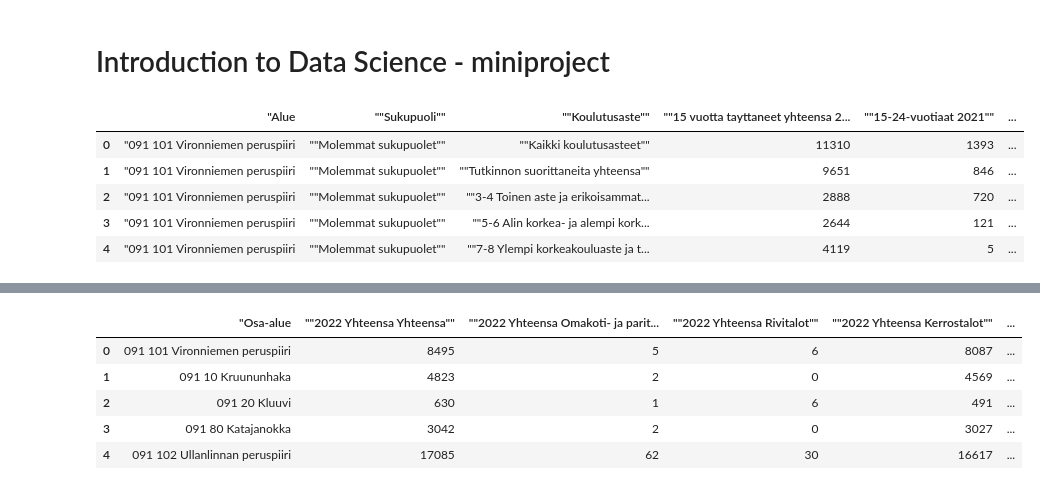
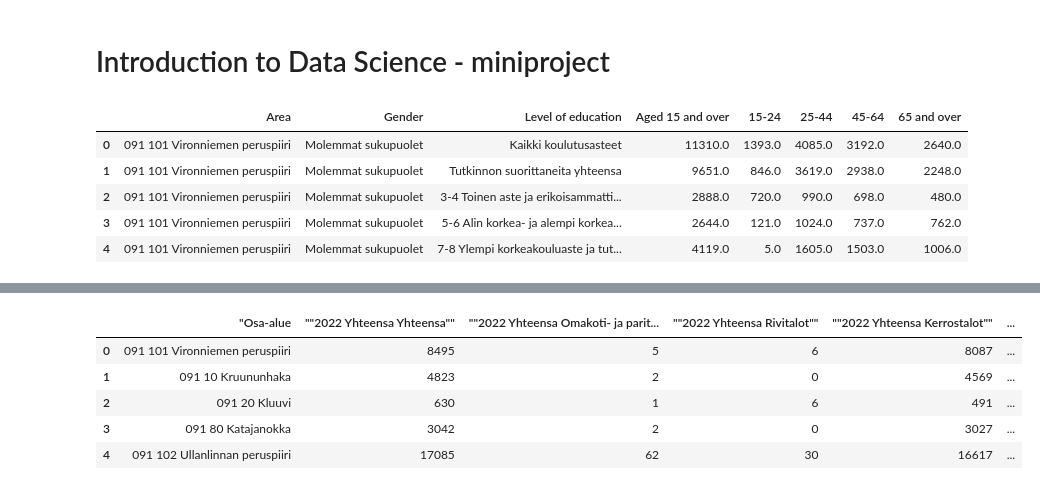
Before and after one commit to phuvio/Introduction-to-Data-Science, a Jupyter notebook: src/Introduction to Data Science - miniproject.ipynb, the cells around one changed output, grey strips where cells are left out. Cells and saved outputs as stored; diff of their text form; code cells hidden in the pictures.

Commit message:
clean data

```diff
--- a/src/Introduction to Data Science - miniproject.ipynb
+++ b/src/Introduction to Data Science - miniproject.ipynb
@@ -5,10 +8,28 @@ import pandas as pd
 # %%
-age_gender_education = pd.read_csv('./data/Helsingin_15_vuotta_tayttaneet_sukupuolen_ian_ja_koulutusasteen_mukaan.csv', sep='\,', engine='python')
+age_gender_education = pd.read_csv('./data/Helsingin_15_vuotta_tayttaneet_sukupuolen_ian_ja_koulutusasteen_mukaan.csv',
+                                   sep='\,', engine='python')
+columns = age_gender_education.columns
+age_gender_education = age_gender_education.rename(columns={columns[0]:'Area',
+                                                            columns[1]:'Gender',
+                                                            columns[2]:'Level of education',
+                                                            columns[3]:'Aged 15 and over',
+                                                            columns[4]:'15-24',
+                                                            columns[5]:'25-44',
+                                                            columns[6]:'45-64',
+                                                            columns[7]:'65 and over',
+                                                           })
+columns = age_gender_education.columns
+age_gender_education['Area'] = age_gender_education['Area'].apply(lambda x: str(x).replace('"', ''))
+age_gender_education['Gender'] = age_gender_education['Gender'].apply(lambda x: str(x).replace('"', ''))
+age_gender_education['Level of education'] = age_gender_education['Level of education'].apply(lambda x: str(x).replace('"', ''))
+for col in columns[3:]:
+    age_gender_education[col] = age_gender_education[col].apply(lambda x: str(x).replace('"', ''))
+    age_gender_education[col] = pd.to_numeric(age_gender_education[col], downcast='float', errors='coerce')
 age_gender_education.head()
 # %% [output]
-|  | "Alue | ""Sukupuoli"" | ""Koulutusaste"" | ""15 vuotta tayttaneet yhteensa 2... | ""15-24-vuotiaat 2021"" | ... |
-| 0 | "091 101 Vironniemen peruspiiri | ""Molemmat sukupuolet"" | ""Kaikki koulutusasteet"" | 11310 | 1393 | ... |
-| 1 | "091 101 Vironniemen peruspiiri | ""Molemmat sukupuolet"" | ""Tutkinnon suorittaneita yhteensa"" | 9651 | 846 | ... |
-| 2 | "091 101 Vironniemen peruspiiri | ""Molemmat sukupuolet"" | ""3-4 Toinen aste ja erikoisammat... | 2888 | 720 | ... |
-| 3 | "091 101 Vironniemen peruspiiri | ""Molemmat sukupuolet"" | ""5-6 Alin korkea- ja alempi kork... | 2644 | 121 | ... |
-| 4 | "091 101 Vironniemen peruspiiri | ""Molemmat sukupuolet"" | ""7-8 Ylempi korkeakouluaste ja t... | 4119 | 5 | ... |
+|  | Area | Gender | Level of education | Aged 15 and over | 15-24 | 25-44 | 45-64 | 65 and over |
+| 0 | 091 101 Vironniemen peruspiiri | Molemmat sukupuolet | Kaikki koulutusasteet | 11310.0 | 1393.0 | 4085.0 | 3192.0 | 2640.0 |
+| 1 | 091 101 Vironniemen peruspiiri | Molemmat sukupuolet | Tutkinnon suorittaneita yhteensa | 9651.0 | 846.0 | 3619.0 | 2938.0 | 2248.0 |
+| 2 | 091 101 Vironniemen peruspiiri | Molemmat sukupuolet | 3-4 Toinen aste ja erikoisammatti... | 2888.0 | 720.0 | 990.0 | 698.0 | 480.0 |
+| 3 | 091 101 Vironniemen peruspiiri | Molemmat sukupuolet | 5-6 Alin korkea- ja alempi korkea... | 2644.0 | 121.0 | 1024.0 | 737.0 | 762.0 |
+| 4 | 091 101 Vironniemen peruspiiri | Molemmat sukupuolet | 7-8 Ylempi korkeakouluaste ja tut... | 4119.0 | 5.0 | 1605.0 | 1503.0 | 1006.0 |
```
Also changed, not shown: parts of 11 cells of this notebook.
